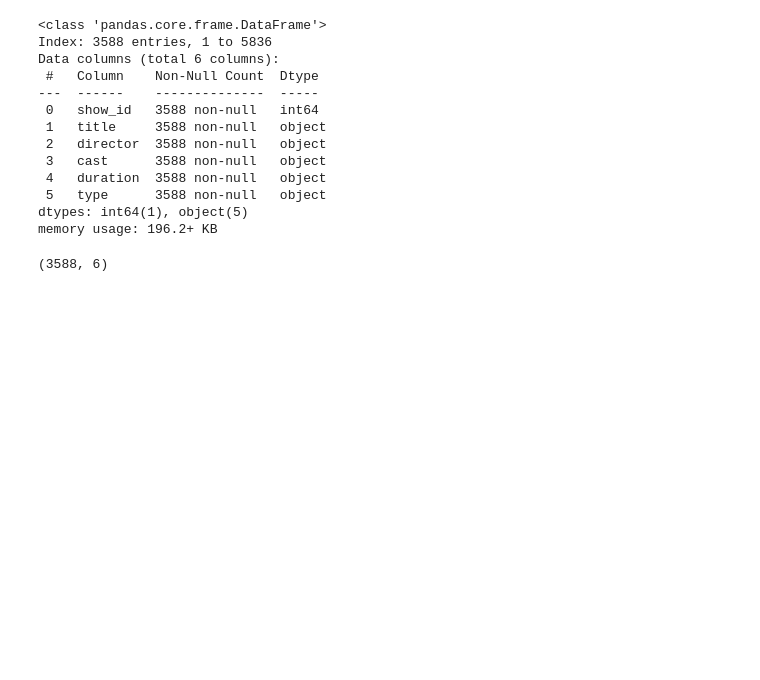
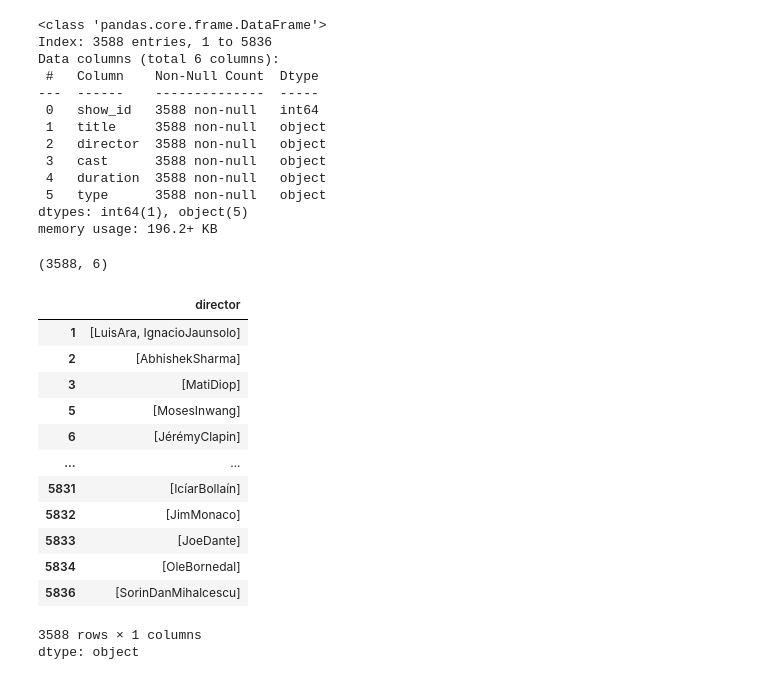
Before and after one commit to Pritishcoder07/Movie_Recommendation, a Jupyter notebook: Movie.ipynb, the cells around one changed output. Drawn from its saved outputs; the diff is of its cells as text; code cells hidden in the pictures; blank space fills up the shorter version.

```diff
--- a/Movie.ipynb
+++ b/Movie.ipynb
@@ -116,3 +116,20 @@ memory usage: 196.2+ KB
 movie.shape
 # %% [output]
 (3588, 6)
+# %%
+movie['director'].apply(lambda x:[i.replace(" ","")for i in x])
+# %% [output]
+|  | director |
+| 1 | [LuisAra, IgnacioJaunsolo] |
+| 2 | [AbhishekSharma] |
+| 3 | [MatiDiop] |
+| 5 | [MosesInwang] |
+| 6 | [JérémyClapin] |
+| ... | ... |
+| 5831 | [IcíarBollaín] |
+| 5832 | [JimMonaco] |
+| 5833 | [JoeDante] |
+| 5834 | [OleBornedal] |
+| 5836 | [SorinDanMihalcescu] |
+3588 rows × 1 columns
+dtype: object
```
Also changed, not shown: parts of 1 cell of this notebook.
